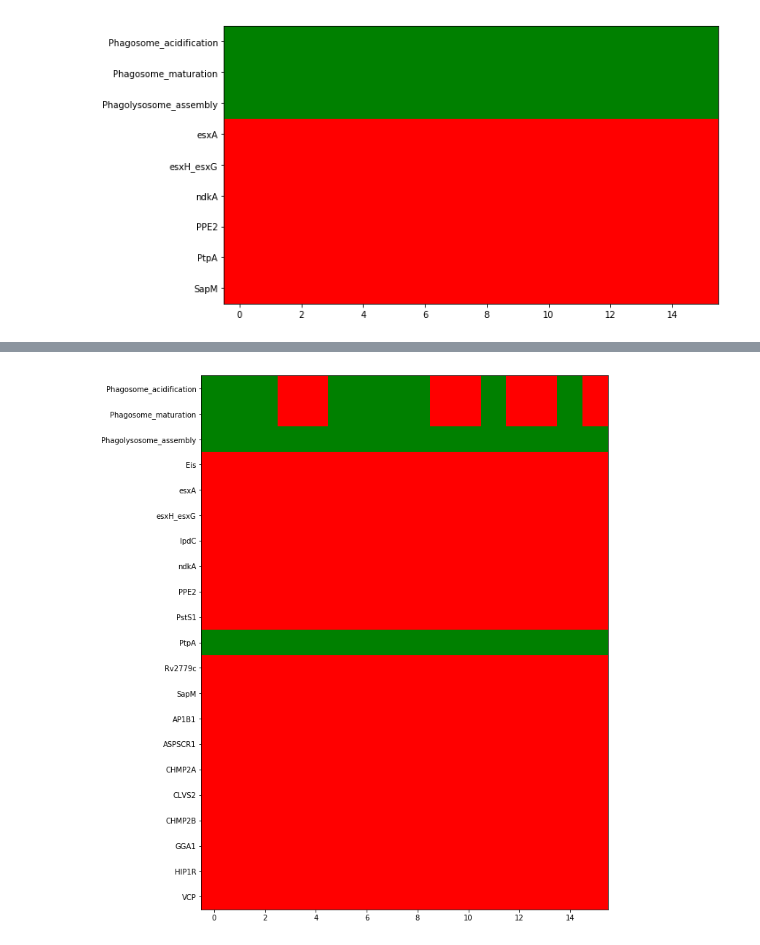
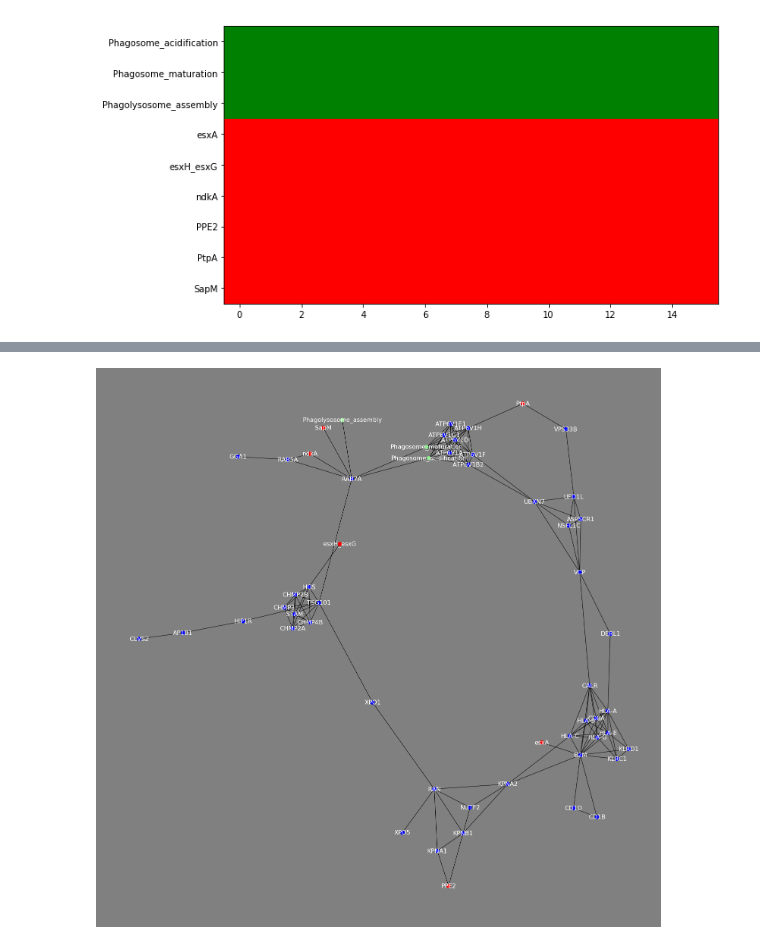
Before and after one commit to charlies-b/rp1, a Jupyter notebook: string-model-1.ipynb, the cells around one changed output, grey strips where cells are left out. Drawn from its saved outputs; the diff is of its cells as text; code cells hidden in the pictures.

Commit message:
string-model-1 done

```diff
--- a/string-model-1.ipynb
+++ b/string-model-1.ipynb
@@ -83,6 +48,4 @@ bm.plot_nodes(model, ['Phagosome_acidification','Phagosome_maturation','Phagolys
-# %%
-knockout_PtpA_on = bm.knockout(bm.switch(mtb_off, on=['PtpA']), hit_nodes)
-model = bm.run_model(knockout_PtpA_on)
-bm.plot_nodes(model, ['Phagosome_acidification','Phagosome_maturation','Phagolysosome_assembly'] + mtb + hit_nodes)
-# %% [output]
-[figure, removed]
+# %%
+draw.draw_edgelists('string-network-1.csv', add_mtb='mtb-edgelist.csv', add_process='string-1-process-edgelist.csv')
+# %% [output]
+[figure, added]
```
Also changed, not shown: parts of 9 cells of this notebook, 1 other file.
